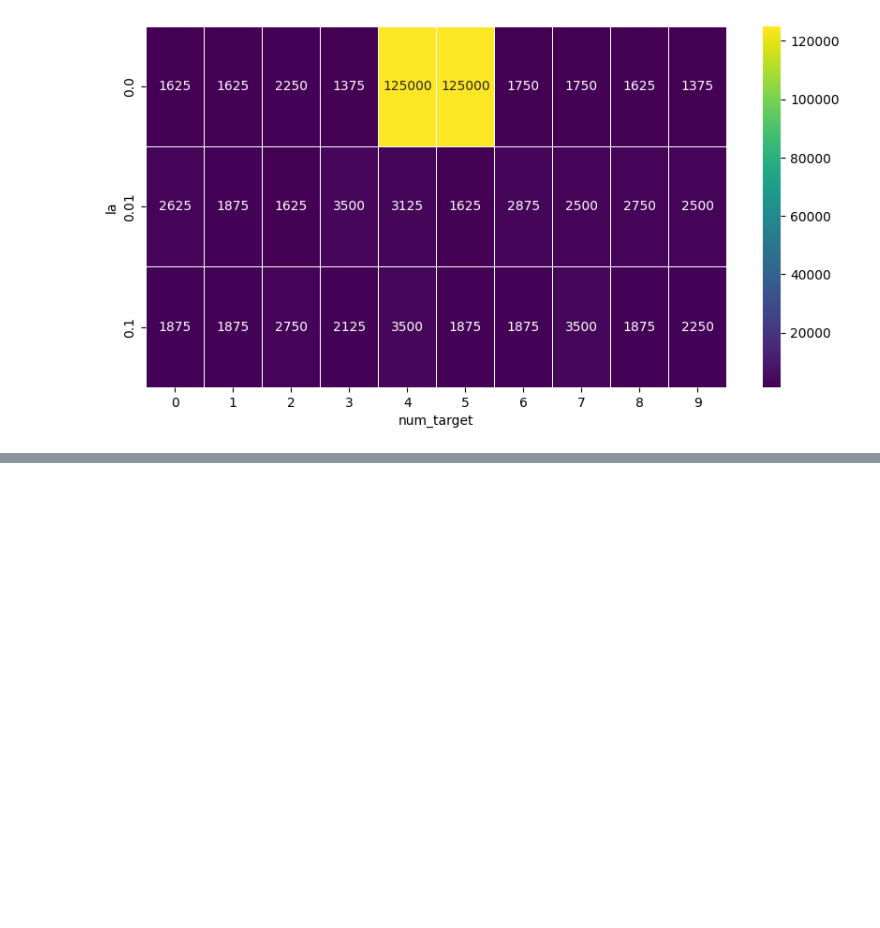
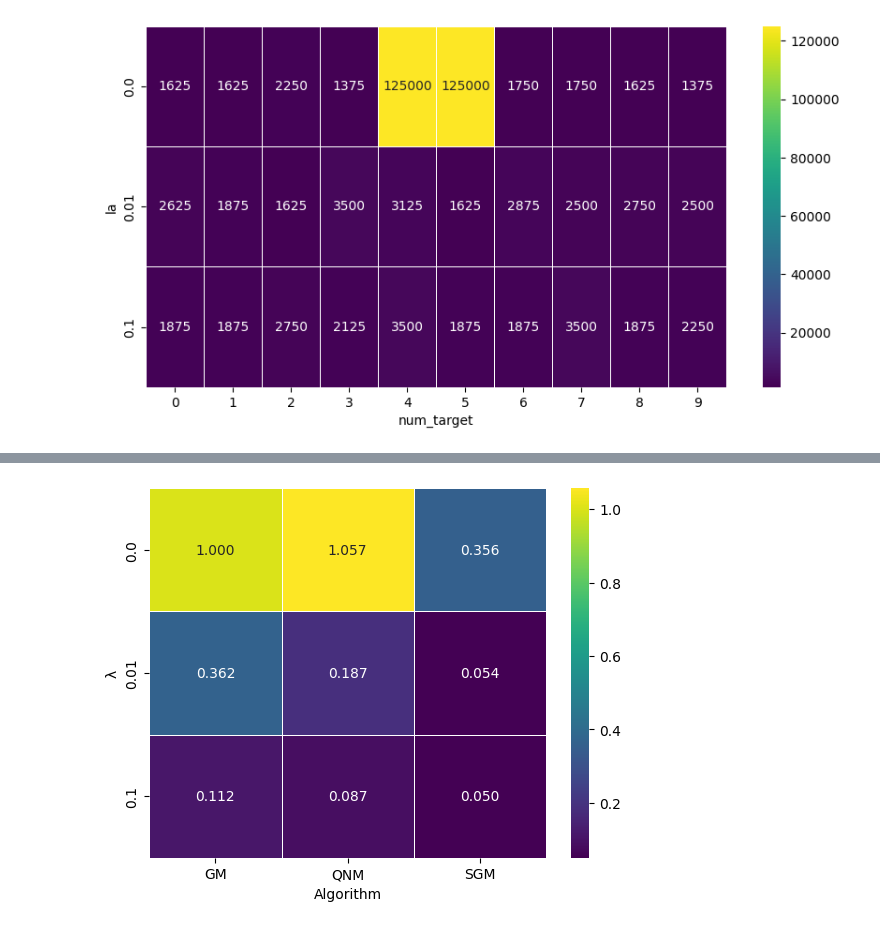
Before and after one commit to carlosarboness/NN-Mathematical-Optimization, a Jupyter notebook: graphics.ipynb, the cells around one changed output, grey strips where cells are left out. Cells and saved outputs as stored; diff of their text form; code cells hidden in the pictures; blank space fills up the shorter version.

```diff
--- a/graphics.ipynb
+++ b/graphics.ipynb
@@ -107,0 +121,18 @@ for num_target in range(10):
+# %%
+# generate a new dataset with the average tex for each isd and la
+def avg_tex(df):
+    df = df[['isd', 'la', 'tex']]
+    df = df.groupby(['isd', 'la']).mean()
+    df = df.reset_index()
+    return df
+
+at = avg_tex(dd)
+at['isd'] = at['isd'].apply(lambda x: isd_names[x])
+norm = None
+sns.heatmap(at.pivot_table(index='la', columns='isd', values='tex'),annot=True, fmt=".3f", linewidths=.5, cmap='viridis', norm=norm)
+plt.xlabel('Algorithm')
+plt.ylabel('λ')
+plt.savefig('figures/avg_tex.png', dpi=300, bbox_inches='tight')
+plt.show()
+# %% [output]
+[figure, added]
```
Also changed, not shown: parts of 11 cells of this notebook, 8 other files.
